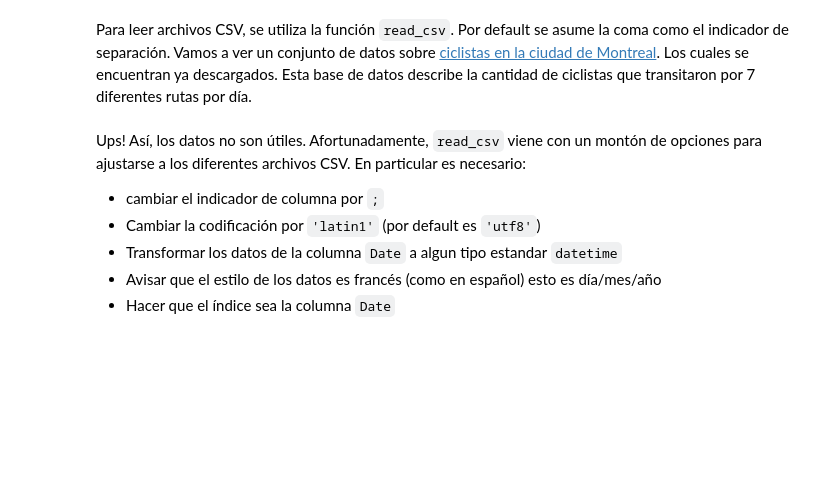
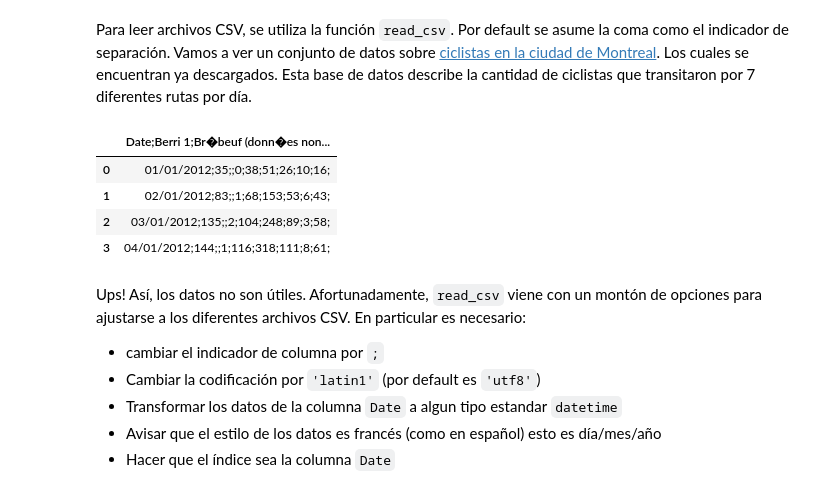
Before and after one commit to cursoRdP-unison/pandas, a Jupyter notebook: intro_pandas.ipynb, the cells around one changed output. Saved outputs shown, nothing was run; the diff lists cells and outputs as text; code cells hidden in the pictures; blank space fills up the shorter version.

```diff
--- a/intro_pandas.ipynb
+++ b/intro_pandas.ipynb
@@ -23,7 +23,13 @@ Para leer archivos CSV, se utiliza la función `read_csv`. Por default se asume
 broken_df = pd.read_csv('bikes.csv')
 # %%
 # Vamos a ver las 3 primeras entradas
-broken_df[:3]
+broken_df[:4]
+# %% [output]
+|  | Date;Berri 1;Br�beuf (donn�es non... |
+| 0 | 01/01/2012;35;;0;38;51;26;10;16; |
+| 1 | 02/01/2012;83;;1;68;153;53;6;43; |
+| 2 | 03/01/2012;135;;2;104;248;89;3;58; |
+| 3 | 04/01/2012;144;;1;116;318;111;8;61; |
 # %% [markdown]
 Ups! Así, los datos no son útiles. Afortunadamente, `read_csv` viene con un montón de opciones para ajustarse a los diferentes archivos CSV. En particular es necesario:
 
```
Also changed, not shown: parts of 29 cells of this notebook, 1 other file.
